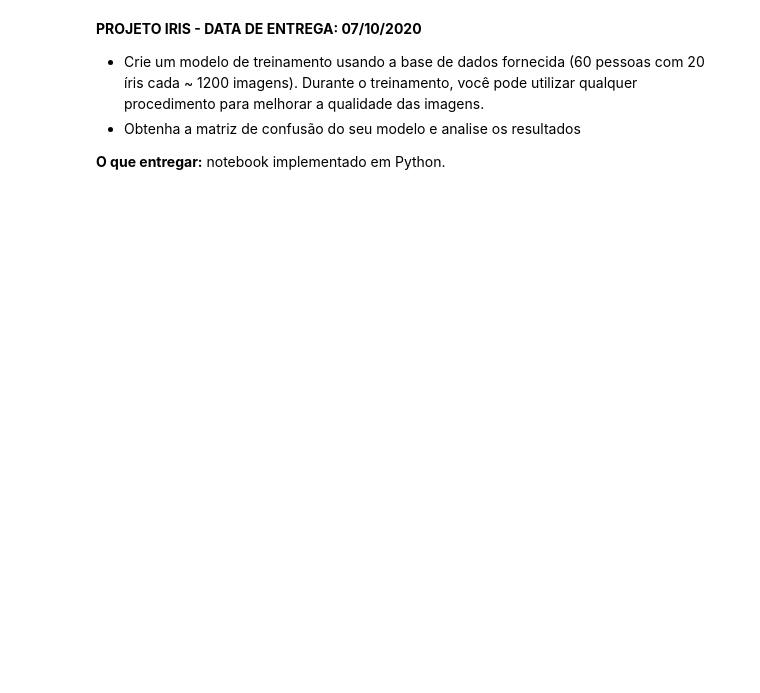
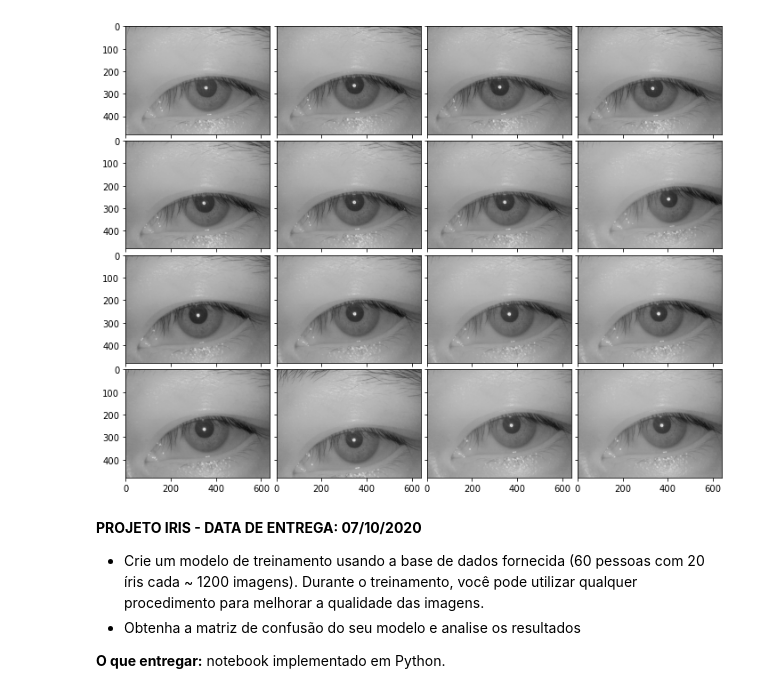
Before and after one commit to CEDipEngineering/Iris_Detection, a Jupyter notebook: Projeto_Iris.ipynb, the cells around one changed output. Drawn from its saved outputs; the diff is of its cells as text; code cells hidden in the pictures; blank space fills up the shorter version.

```diff
--- a/Projeto_Iris.ipynb
+++ b/Projeto_Iris.ipynb
@@ -37,6 +37,15 @@ def plotN(samples):
         ax.imshow(im, cmap="gray")
 
     plt.show()
+
+def getAllSamplesFromFolder(FolderName, return_labels=False):
+    samples = []
+    labels = [FolderName]*len(os.listdir(f"train/{FolderName}"))
+    for file in os.listdir(f"train/{FolderName}"):
+        samples.append(cv.imread(f"train/{FolderName}/{file}", cv.IMREAD_GRAYSCALE))
+    if(return_labels):
+        return samples, labels
+    return samples
 
 def extract_cornea(samples, debug=False):
     kernel = np.ones((9,9),np.uint8)
@@ -86,7 +95,7 @@ def morphEx(samples):
     for i in range(len(samples)):
         img = samples[i]
         ## Code goes here
-        processed_img = cv.morphologyEx(img, cv.MORPH_OPEN, kernel)
+        processed_img = cv.morphologyEx(img, cv.MORPH_OPEN, np.ones((7,7),np.uint8))
         samples_processed[i] = processed_img.copy()
     return samples_processed
 
@@ -219,3 +231,10 @@ plotN(transform2)
 # %%
 transform3 = applyFunctions(transform1, funcs2)
 plotN(transform3)
+# %%
+samples = getAllSamplesFromFolder("0001")
+samples.append(samples[-1])
+# %%
+plotN(samples)
+# %% [output]
+[figure, added]
```
Also changed, not shown: parts of 2 cells of this notebook, 4 other files.
